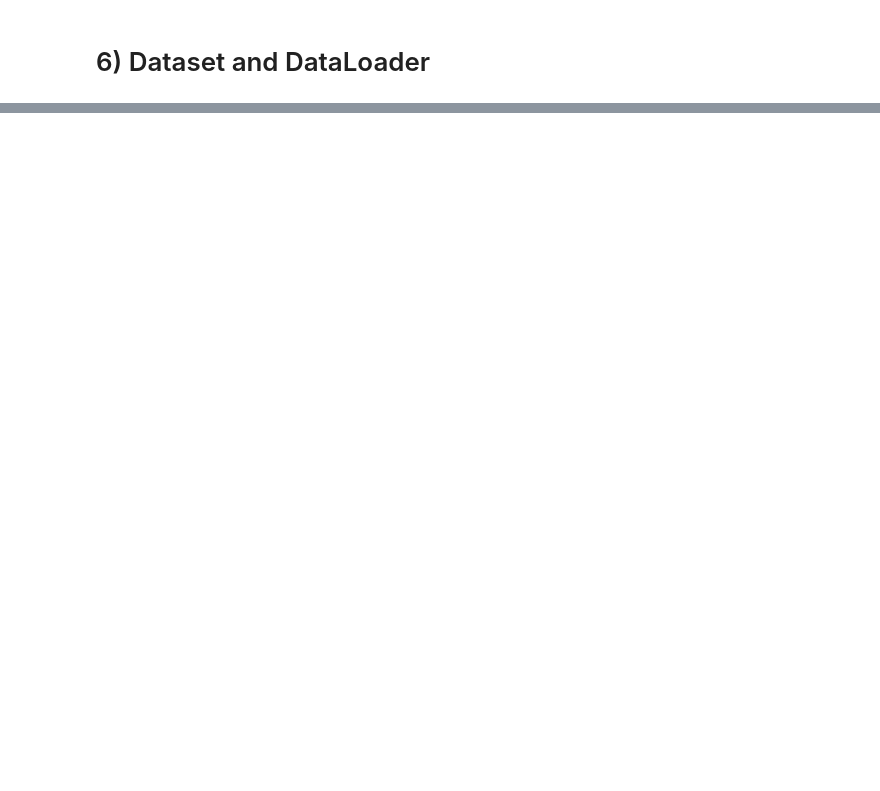
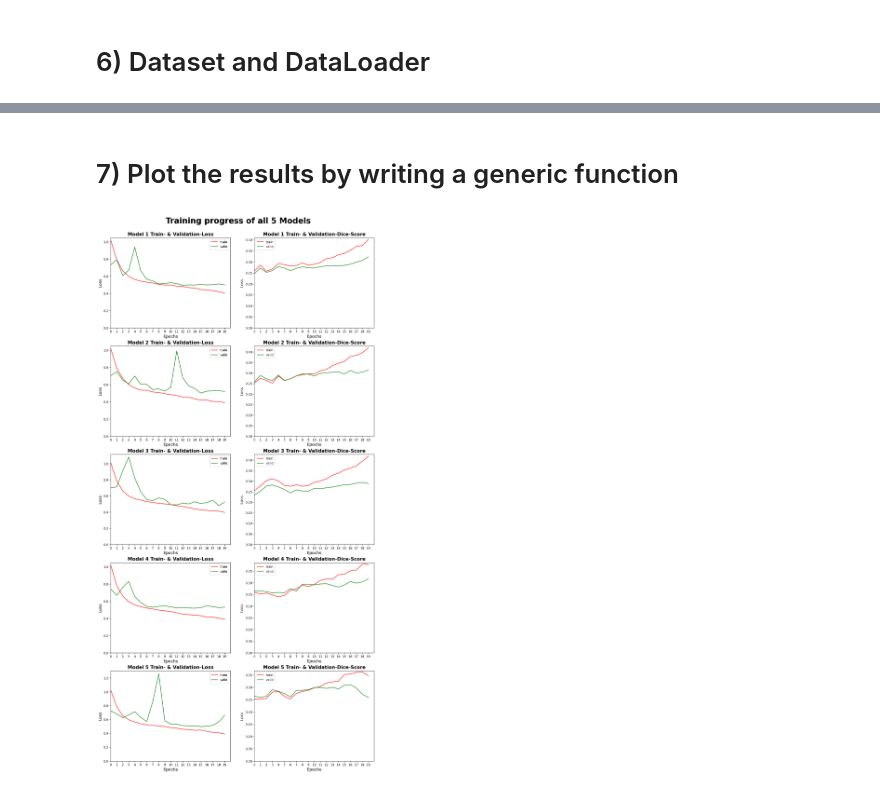
Before and after one commit to Oliver-Busemann/Vesuvius, a Jupyter notebook: 3_CV_Setup.ipynb, the cells around one changed output, grey strips where cells are left out. Saved outputs shown, nothing was run; the diff lists cells and outputs as text; code cells hidden in the pictures; blank space fills up the shorter version.

```diff
--- a/3_CV_Setup.ipynb
+++ b/3_CV_Setup.ipynb
@@ -325,6 +321,8 @@ class Data(Dataset):
 # %%
+%%time
+
 num_epochs = 20
-learning_rate = 1e-4
+learning_rate = 5e-4
 batch_size = 32
 
 df = pd.DataFrame()  # empty dataframe to store all the metrics
@@ -418,7 +416,7 @@ for i in range(5):
         epoch_valid_dice.append(valid_dice_mean)
 
         # print some progress after each epoch
-        print(f'Model {i + 1} - Epoch - {epoch}: ', end='')
+        print(f'\033[1mModel {i + 1} - Epoch - {epoch}: ', end='')
         print(f'Train Loss: {train_losses_mean:.2f}, Train Dice: {train_dice_mean:.2f}; ', end='')
         print(f'Valid Loss: {valid_loss_mean:.2f}, Valid Dice: {valid_dice_mean:.2f}')
 
@@ -428,13 +426,13 @@ for i in range(5):
     df[f'model_{i}_valid_loss'] = epoch_valid_loss
     df[f'model_{i}_valid_dice'] = epoch_valid_dice
 
+    # save the df to a csv with a unique name
+    path_df = os.path.join(folder, 'Metrics', f'{name}_Model_{i + 1}.csv')
+    df.to_csv(path_df, index=False)
+
     # also save the weights
-    path_new_weights = os.path.join(folder, 'Weights', f'Model_{i + 1}.pth')
-    torch.save(model.state_dict(), path_new_weights)
+    # path_new_weights = os.path.join(folder, 'Weights', f'{name}_Model_{i + 1}.pth')
+    # torch.save(model.state_dict(), path_new_weights)
 
-    print('\n\n')
-
-# save the df
-path_df = os.path.join(folder, 'Metrics', 'Notebook_3.csv')
-df.to_csv(path_df, index=False)
+    print('\n')
 # %% [output]
@@ -457,0 +456,2 @@ Model 5 - Epoch - 19: Train Loss: 0.48, Train Dice: 0.37; Valid Loss: 0.63, Vali
+# %% [markdown]
+# 7) Plot the results by writing a generic function
@@ -457,0 +502,4 @@ Model 5 - Epoch - 19: Train Loss: 0.48, Train Dice: 0.37; Valid Loss: 0.63, Vali
+# %%
+plot_results()
+# %% [output]
+[figure, added]
```
Also changed, not shown: parts of 8 cells of this notebook, 1 other file.
